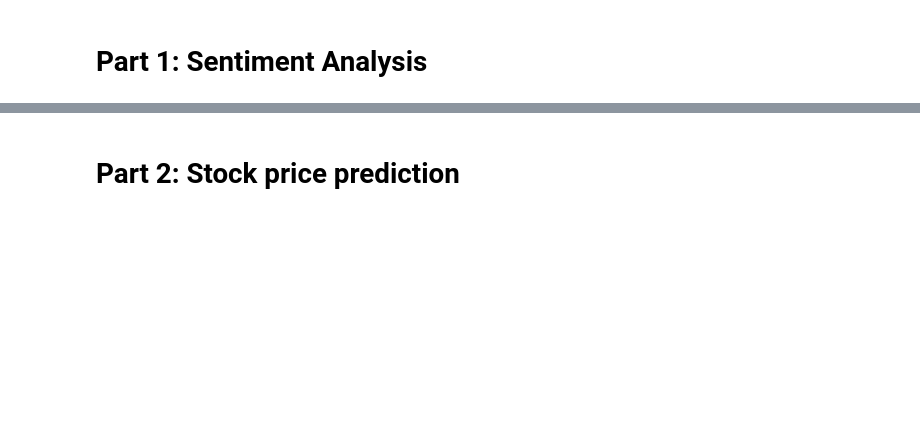
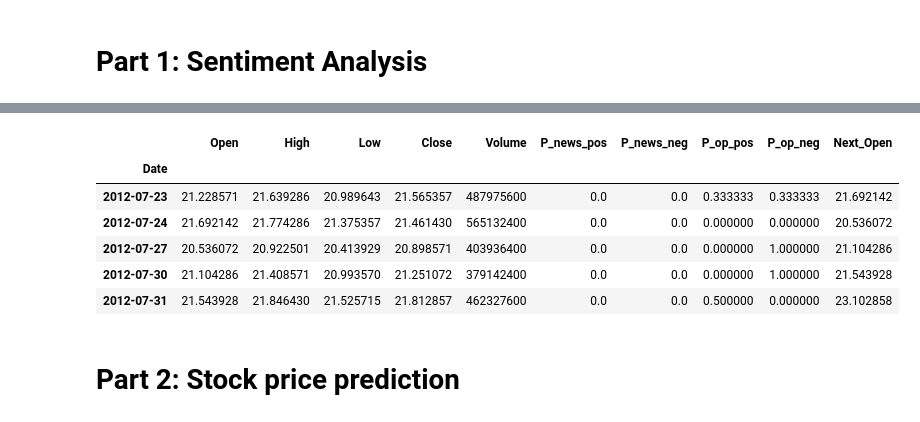
Before and after one commit to SiruiHe/Sentiment-to-Stocks, a Jupyter notebook: code.ipynb, the cells around one changed output, grey strips where cells are left out. Drawn from its saved outputs; the diff is of its cells as text; code cells hidden in the pictures; blank space fills up the shorter version.

```diff
--- a/code.ipynb
+++ b/code.ipynb
@@ -215,6 +270,20 @@ daily_data['P_op_pos'].fillna(0, inplace=True)
 # 不直接删除，而是存到新的df中。保留'date'列
 columns_to_keep = [col for col in daily_data.columns if col not in ['ticker', 'Adj Close', 'sentiment', 'sentiment_numeric', 'title', 'category', 'content', 'label']]
 daily_data_selected = daily_data[columns_to_keep]
+# 将'Date'列设置为daily_data_selected的索引，并将其排到第一位
+daily_data_selected = daily_data_selected.reset_index()
+daily_data_selected.set_index('Date', inplace=True)
+daily_data_selected = daily_data_selected.sort_index()
+# %%
+daily_data_selected.head()
+# %% [output]
+|  | Open | High | Low | Close | Volume | P_news_pos | P_news_neg | P_op_pos | P_op_neg | Next_Open |
+| Date |  |  |  |  |  |  |  |  |  |  |
+| 2012-07-23 | 21.228571 | 21.639286 | 20.989643 | 21.565357 | 487975600 | 0.0 | 0.0 | 0.333333 | 0.333333 | 21.692142 |
+| 2012-07-24 | 21.692142 | 21.774286 | 21.375357 | 21.461430 | 565132400 | 0.0 | 0.0 | 0.000000 | 0.000000 | 20.536072 |
+| 2012-07-27 | 20.536072 | 20.922501 | 20.413929 | 20.898571 | 403936400 | 0.0 | 0.0 | 0.000000 | 1.000000 | 21.104286 |
+| 2012-07-30 | 21.104286 | 21.408571 | 20.993570 | 21.251072 | 379142400 | 0.0 | 0.0 | 0.000000 | 1.000000 | 21.543928 |
+| 2012-07-31 | 21.543928 | 21.846430 | 21.525715 | 21.812857 | 462327600 | 0.0 | 0.0 | 0.500000 | 0.000000 | 23.102858 |
 # %%
 daily_data_selected.to_csv('./data/dataset_for_model.csv', index=False)
 # %% [markdown]
```
Also changed, not shown: parts of 9 cells of this notebook.
